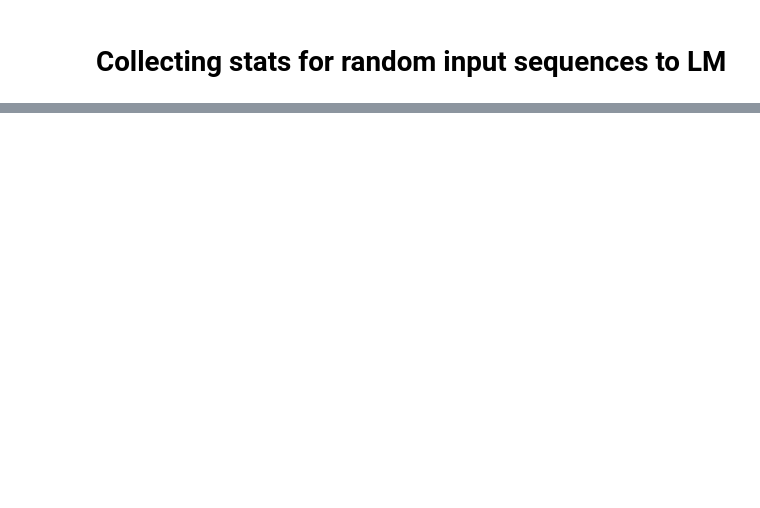
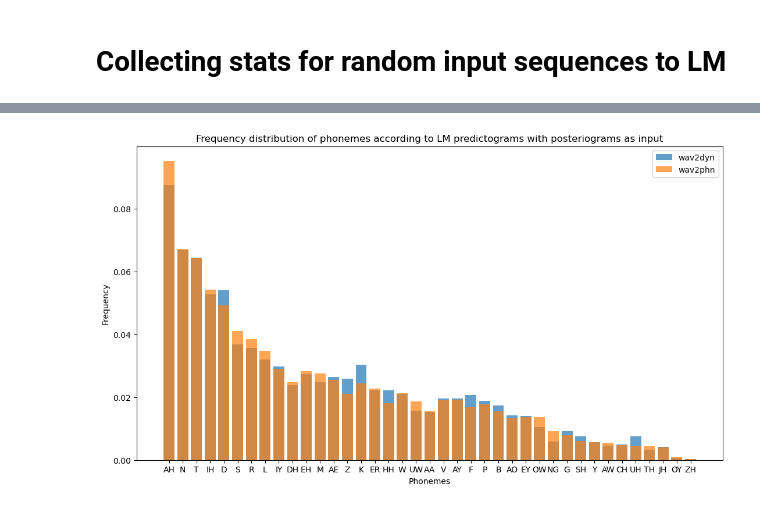
Before and after one commit to tiagoCuervo/fairseq, a Jupyter notebook: examples/wav2vec/unsupervised/w2p-vs-w2indy.ipynb, the cells around one changed output, grey strips where cells are left out. Drawn from its saved outputs; the diff is of its cells as text; code cells hidden in the pictures; blank space fills up the shorter version.

```diff
--- a/examples/wav2vec/unsupervised/w2p-vs-w2indy.ipynb
+++ b/examples/wav2vec/unsupervised/w2p-vs-w2indy.ipynb
@@ -434,0 +574,3 @@ plt.show()
+# %%
+train_data = prepare_dataset('train')
+val_data = prepare_dataset('valid')
@@ -434,0 +757,16 @@ plt.show()
+# %%
+def get_batch(itr, predictor):
+    net_in = next(itr)['net_input']
+    x, mask = net_in['features'], net_in['padding_mask']
+    x, mask = x.to(device), mask.to(device)
+    y = None
+    if 'random_label' in net_in:
+        y = net_in['random_label']
+        y = y.to(device)
+    gen_result = predictor(x, mask, y, dense_x_only=True)
+    x = gen_result["logits"]
+    mask = gen_result["padding_mask"]
+#     y = x.argmax(dim=-1)[:, 1:].long()
+    x = x[:, :-1]
+    mask = mask[:, :-1]
+    return x, y, mask
@@ -434,0 +854,31 @@ plt.show()
+# %%
+# For wav2dyn
+probs = torch.vstack(predictograms_w2d)
+unigram_probs = probs.mean(0)[:-1]
+syms = task.target_dictionary.symbols[:-1]
+freq_dist = {syms[i]: p for i, p in enumerate(unigram_probs)}
+sorted_probs_w2d = [freq_dist[label].cpu() for label in labels]
+# For wav2phn
+probs = torch.vstack(predictograms_w2p)
+unigram_probs = probs.mean(0)[:-1]
+syms = task.target_dictionary.symbols[:-1]
+freq_dist = {syms[i]: p for i, p in enumerate(unigram_probs)}
+sorted_probs_w2p = [freq_dist[label].cpu() for label in labels]
+# For gt
+probs = torch.vstack(predictograms_gt)
+unigram_probs = probs.mean(0)[:-1]
+syms = task.target_dictionary.symbols[:-1]
+freq_dist = {syms[i]: p for i, p in enumerate(unigram_probs)}
+sorted_probs_gt = [freq_dist[label].cpu() for label in labels]
+
+plt.figure(figsize=(13, 7))
+plt.bar(labels, sorted_probs_w2d, alpha=0.7)
+plt.bar(labels, sorted_probs_w2p, alpha=0.7)
+# plt.bar(labels, sorted_probs_gt, alpha=0.7)
+plt.legend(["wav2dyn", "wav2phn", "gt"])
+plt.title('Frequency distribution of phonemes according to LM predictograms with posteriograms as input')
+plt.xlabel('Phonemes')
+plt.ylabel('Frequency')
+plt.show()
+# %% [output]
+[figure, added]
```
Also changed, not shown: parts of 74 cells of this notebook, 5 other files.
